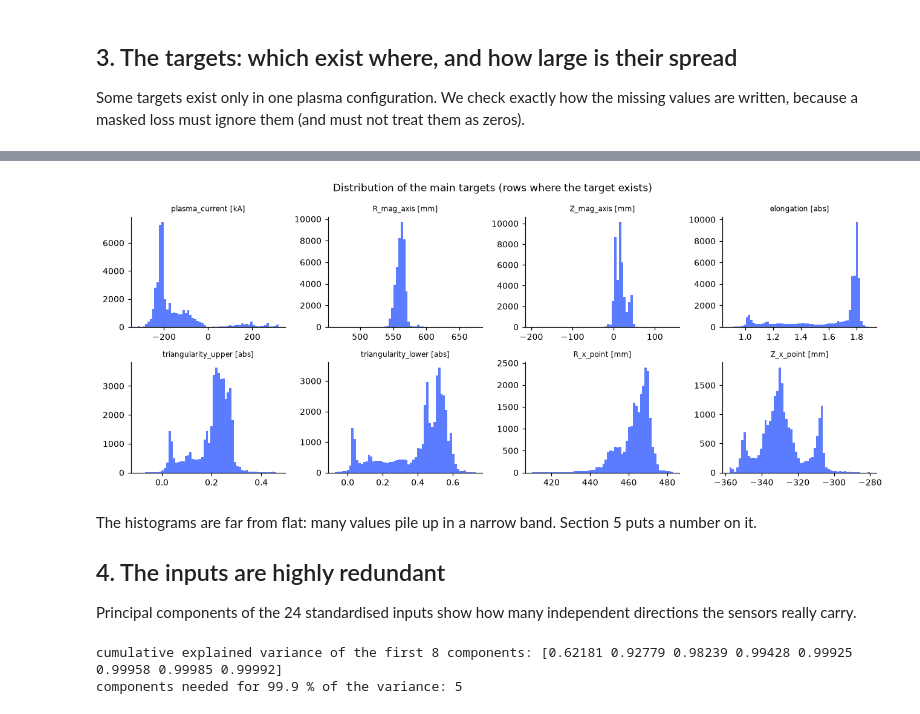
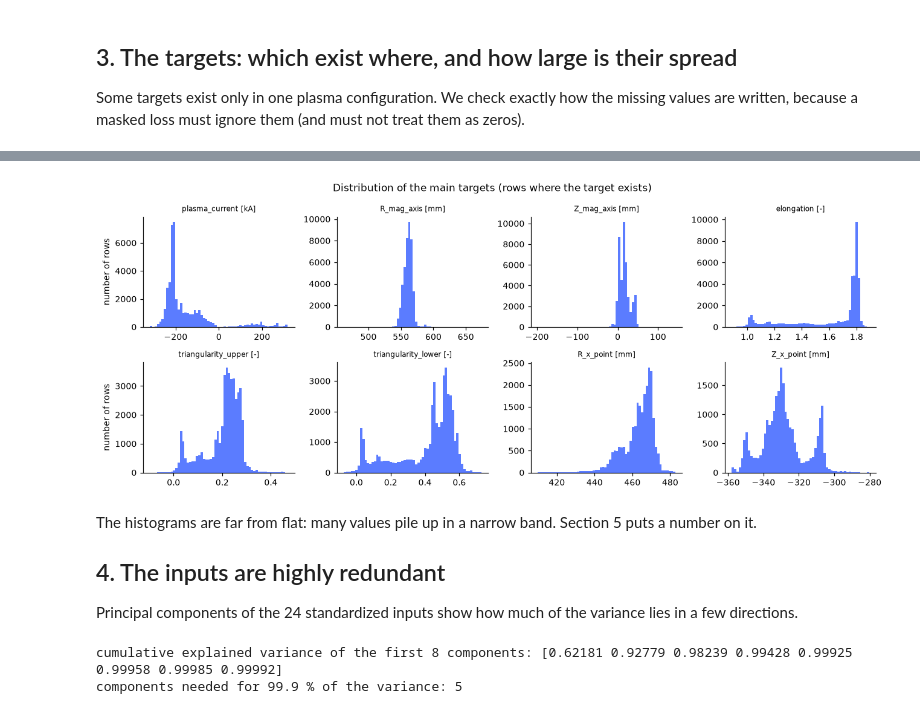
Before and after one commit to mschiller890/hackathon, a Jupyter notebook: notebooks/01_data_exploration.ipynb, the cells around one changed output, grey strips where cells are left out. Cells and saved outputs as stored; diff of their text form; code cells hidden in the pictures.

```diff
--- a/notebooks/01_data_exploration.ipynb
+++ b/notebooks/01_data_exploration.ipynb
@@ -125,19 +129,21 @@ R_strike_point_1      mm   0.5573  433.612000   12.552200  393.683990  476.43579
 # %%
 fig, ax = plt.subplots(2, 4, figsize=(12, 4.8))
 for a, t in zip(ax.ravel(), ["plasma_current", "R_mag_axis", "Z_mag_axis", "elongation", "triangularity_upper", "triangularity_lower", "R_x_point", "Z_x_point"]):
     scale, unit = C.UNIT[t]
     a.hist(Y[M[:, J[t]], J[t]] * scale, bins=60, color="#5b7cff")
-    a.set_title(f"{t} [{unit or 'abs'}]", fontsize=8)
+    a.set_title(f"{t} [{unit or '-'}]", fontsize=8)
+for a in ax[:, 0]:
+    a.set_ylabel("number of rows")
 fig.suptitle("Distribution of the main targets (rows where the target exists)")
 fig.tight_layout(); plt.show()
 # %% [output]
-[figure, old version]
+[figure, new version]
 # %% [markdown]
 The histograms are far from flat: many values pile up in a narrow band. Section 5 puts a number on it.
 
 ## 4. The inputs are highly redundant
 
-Principal components of the 24 standardised inputs show how many independent directions the sensors really carry.
+Principal components of the 24 standardized inputs show how much of the variance lies in a few directions.
 # %%
 Z = ((X - X.mean(0)) / X.std(0)).astype(np.float64)
 ev = np.linalg.svd(Z, compute_uv=False) ** 2
```
Also changed, not shown: parts of 12 cells of this notebook.
